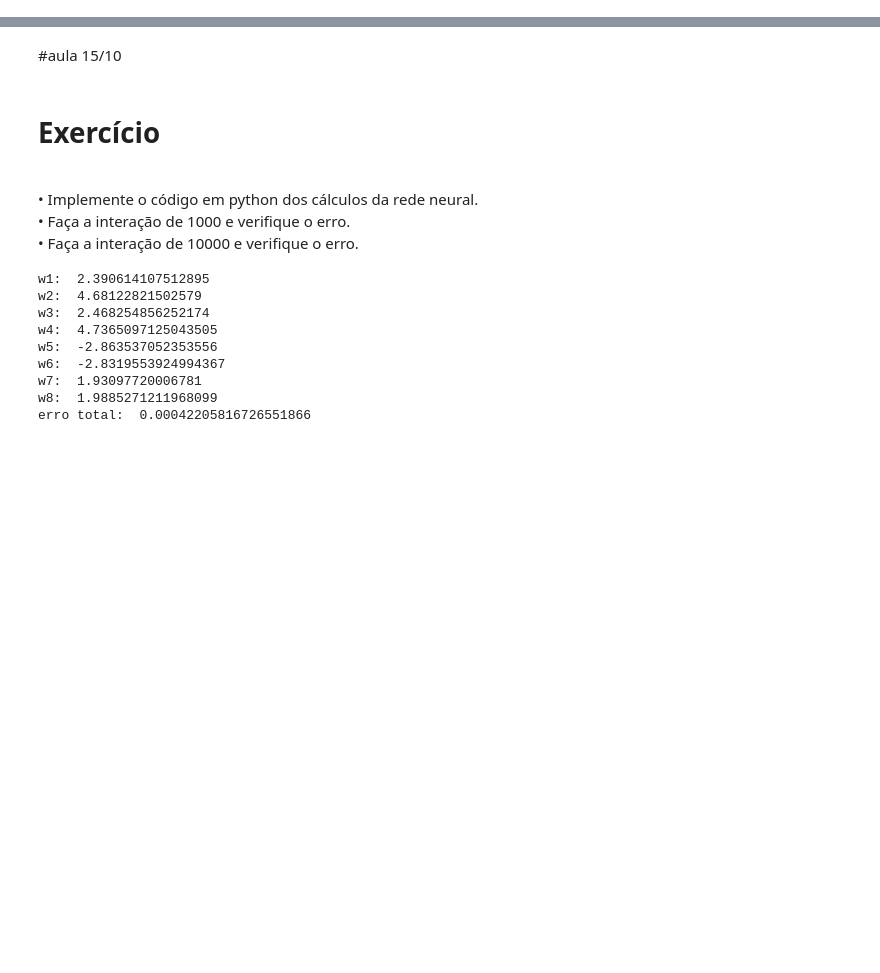
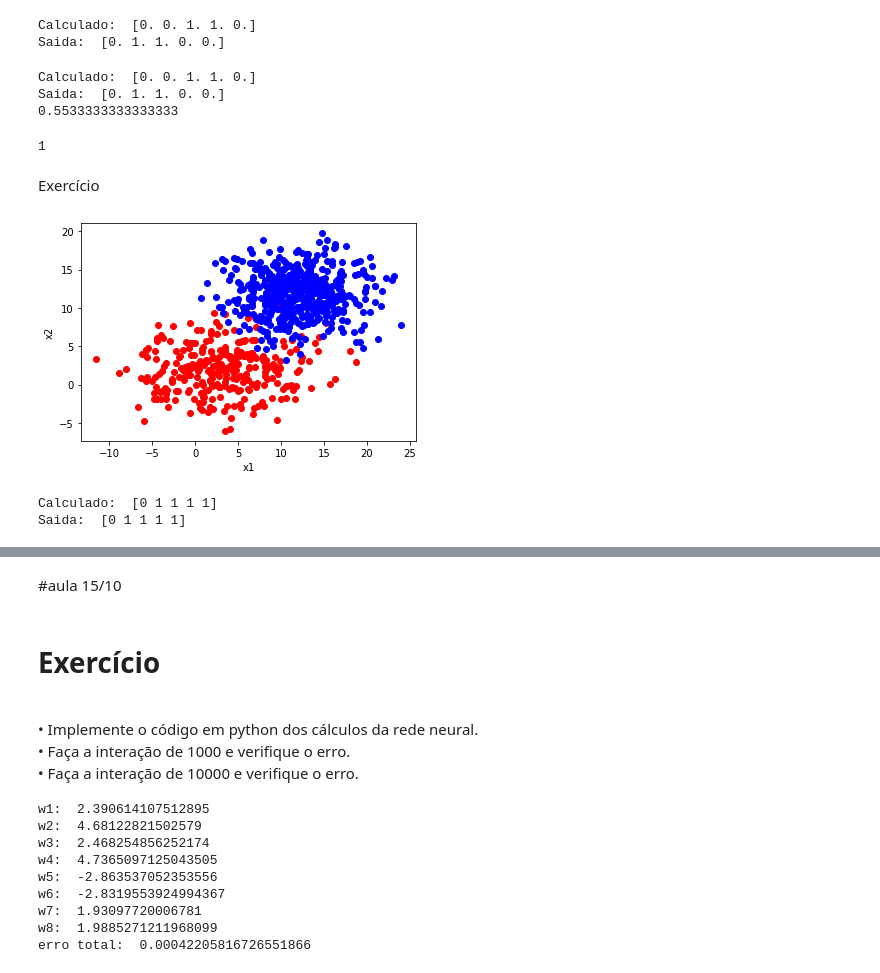
Before and after one commit to IgorB99/aula_robotica, a Jupyter notebook: aula_robotica_2020.ipynb, the cells around one changed output, grey strips where cells are left out. Cells and saved outputs as stored; diff of their text form; code cells hidden in the pictures; blank space fills up the shorter version.

```diff
--- a/aula_robotica_2020.ipynb
+++ b/aula_robotica_2020.ipynb
@@ -2,0 +72,56 @@
+# %%
+calculado = clf.predict(dados_entrada_teste)
+real = dados_saida_teste.values
+print("Calculado: ", calculado[0:5])
+print("Saida: ", real[0:5])
+# %% [output]
+Calculado:  [0. 0. 1. 1. 0.]
+Saida:  [0. 1. 1. 0. 0.]
+# %%
+from sklearn.metrics import accuracy_score
+
+calculado = clf.predict(dados_entrada_teste)
+real = dados_saida_teste.values
+print("Calculado: ",calculado[0:5])
+print("Saida: ",real[0:5])
+
+print (accuracy_score(real, calculado))
+# %% [output]
+Calculado:  [0. 0. 1. 1. 0.]
+Saida:  [0. 1. 1. 0. 0.]
+0.5533333333333333
+# %%
+calculado = clf.predict([[4.00, 4.1]])
+print(calculado[0])
+# %% [output]
+1
+# %% [markdown]
+Exercício
+# %%
+import numpy as np
+import matplotlib.pyplot as plt
+import csv
+
+x1_range = np.linspace(-40,40,200)
+Ax1 = np.random.normal(3, 5, 300)
+Ax2 = np.random.normal(2, 3, 300)
+Bx1 = np.random.normal(12, 4, 500)
+Bx2 = np.random.normal(12, 3, 500)
+
+plt.plot(Ax1, Ax2,'ro',color = 'red')
+plt.plot(Bx1, Bx2,'ro',color = 'blue')
+plt.xlabel('x1')
+plt.ylabel('x2')
+
+f = open('amostra.csv', 'w', newline='')
+with f:
+  writer = csv.writer(f)
+  row = ["A","B","Saida"]
+  writer.writerow(row)
+  for index in range( 0, len(Ax1)):
+    row = str(Ax1[index]), str( Ax2[index]), 0
+    writer.writerow(row)
+    row = str(Bx1[index]), str(Bx2[index]), 1
+    writer.writerow(row)
+# %% [output]
+[figure, added]
@@ -2,0 +152,8 @@
+# %%
+calculado = clf.predict(dados_in_teste)
+real = dados_out_teste.values
+print("Calculado: ", calculado[0:5])
+print("Saida: ", real[0:5])
+# %% [output]
+Calculado:  [0 1 1 1 1]
+Saida:  [0 1 1 1 1]
```
Also changed, not shown: parts of 12 cells of this notebook.
